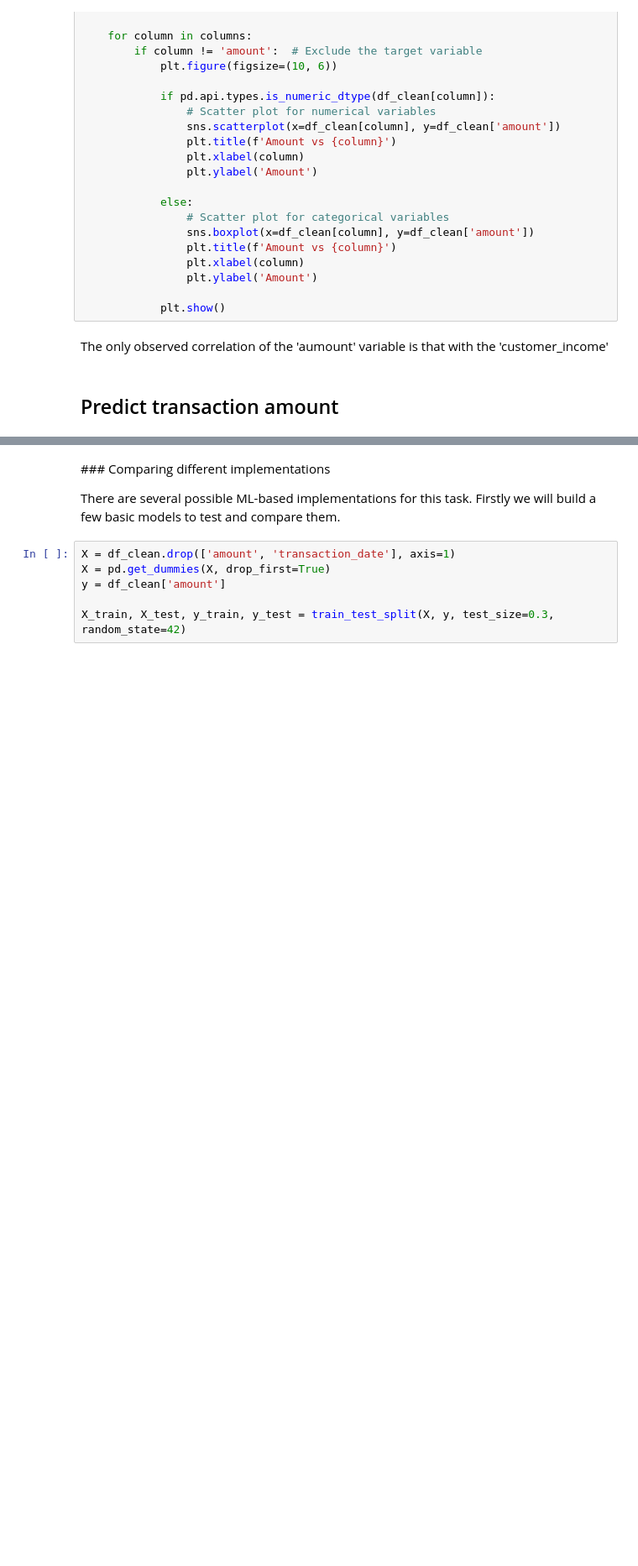
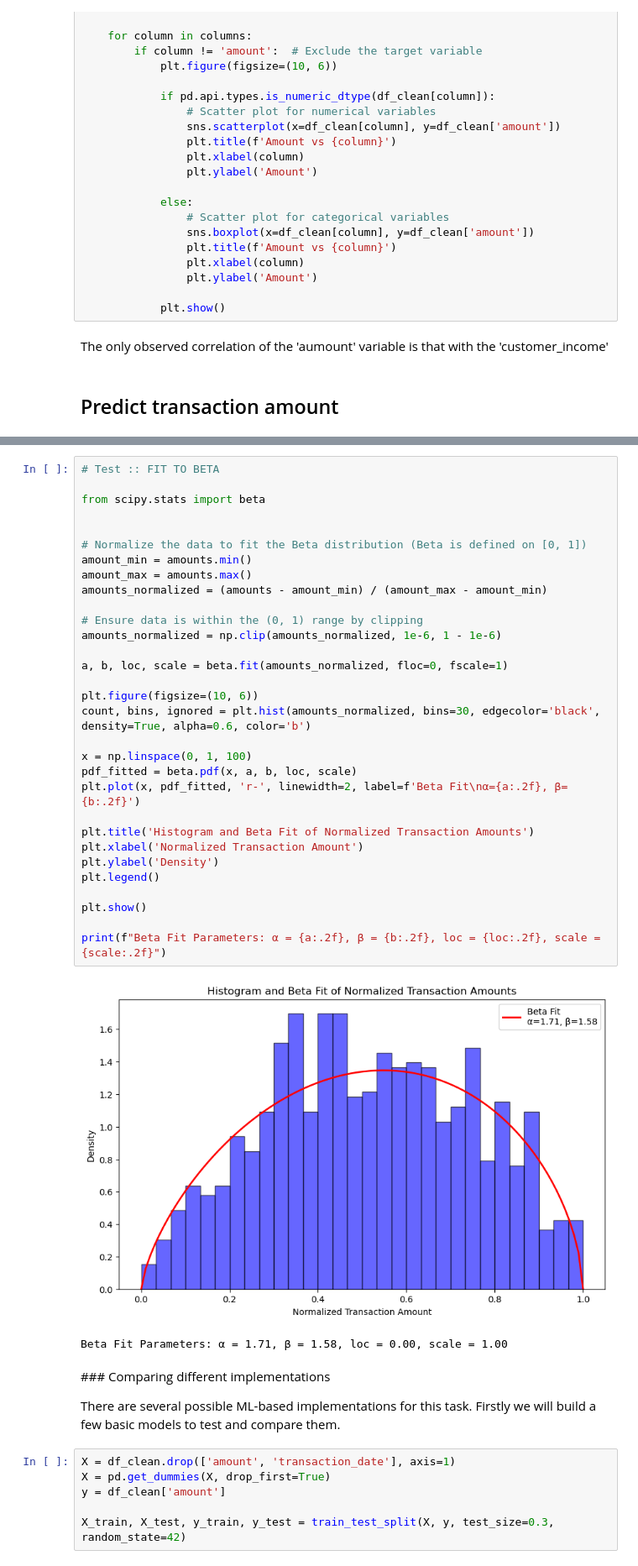
Before and after one commit to MartinezAgullo/TechChallenge_VGS, a Jupyter notebook: Notebook/Prueba_VSG.ipynb, the cells around one changed output, grey strips where cells are left out. Shown at 84% size. Cells and saved outputs as stored; diff of their text form; blank space fills up the shorter version.

```diff
--- a/Notebook/Prueba_VSG.ipynb
+++ b/Notebook/Prueba_VSG.ipynb
@@ -804,3 +1004,37 @@ The only observed correlation of the 'aumount' variable is that with the 'custom
+# %%
+# Test :: FIT TO BETA
+
+from scipy.stats import beta
+
+
+# Normalize the data to fit the Beta distribution (Beta is defined on [0, 1])
+amount_min = amounts.min()
+amount_max = amounts.max()
+amounts_normalized = (amounts - amount_min) / (amount_max - amount_min)
+
+# Ensure data is within the (0, 1) range by clipping
+amounts_normalized = np.clip(amounts_normalized, 1e-6, 1 - 1e-6)
+
+a, b, loc, scale = beta.fit(amounts_normalized, floc=0, fscale=1)
+
+plt.figure(figsize=(10, 6))
+count, bins, ignored = plt.hist(amounts_normalized, bins=30, edgecolor='black', density=True, alpha=0.6, color='b')
+
+x = np.linspace(0, 1, 100)
+pdf_fitted = beta.pdf(x, a, b, loc, scale)
+plt.plot(x, pdf_fitted, 'r-', linewidth=2, label=f'Beta Fit\nα={a:.2f}, β={b:.2f}')
+
+plt.title('Histogram and Beta Fit of Normalized Transaction Amounts')
+plt.xlabel('Normalized Transaction Amount')
+plt.ylabel('Density')
+plt.legend()
+
+plt.show()
+
+print(f"Beta Fit Parameters: α = {a:.2f}, β = {b:.2f}, loc = {loc:.2f}, scale = {scale:.2f}")
+# %% [output]
+[figure, added]
+Beta Fit Parameters: α = 1.71, β = 1.58, loc = 0.00, scale = 1.00
 # %% [markdown]
 ### Comparing different implementations
 
```
Also changed, not shown: parts of 13 cells of this notebook, 3 other files.
